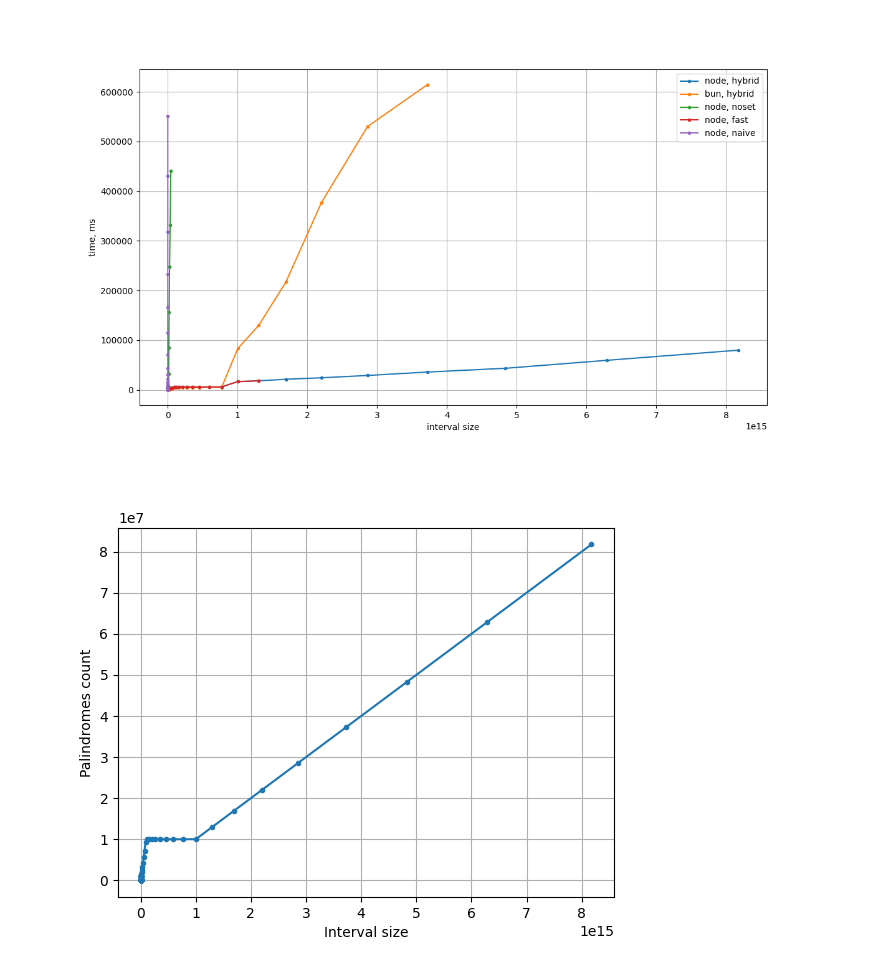
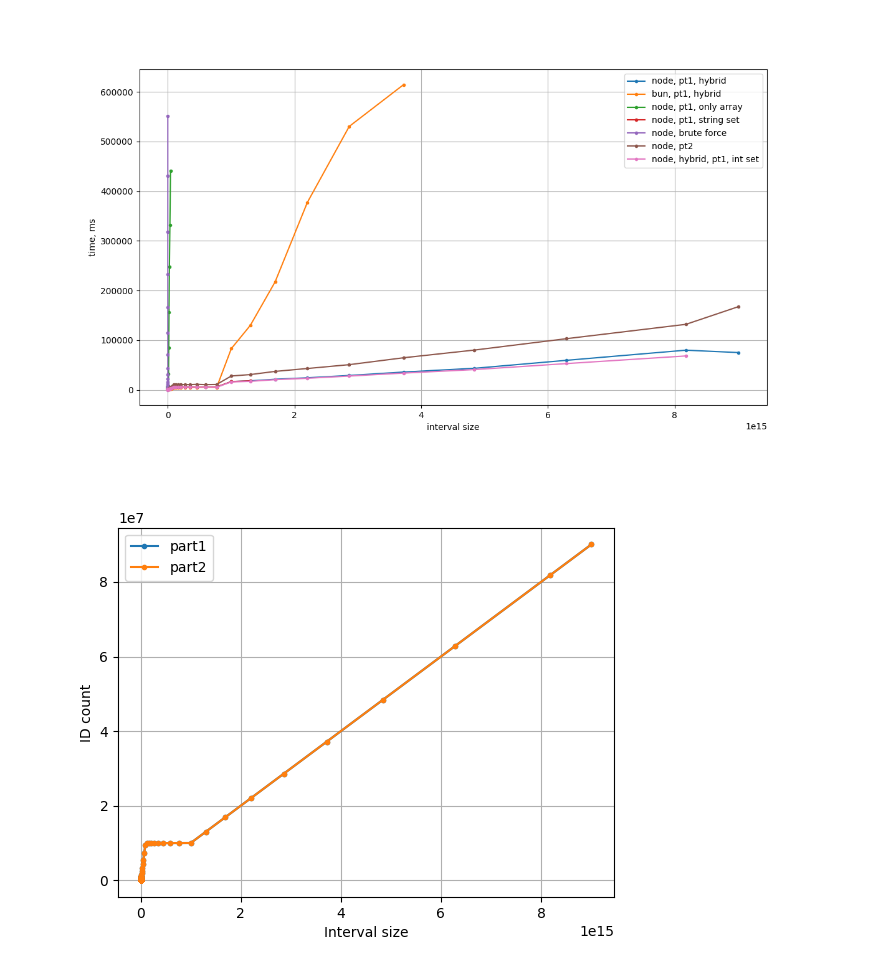
Before and after one commit to dasdy/advent-of-code, a Jupyter notebook: 2025/t2/figure.ipynb, the cells around one changed output. Cells and saved outputs as stored; diff of their text form; code cells hidden in the pictures.

Commit message:
more measurements; use integer set; render images and put them in dir

```diff
--- a/2025/t2/figure.ipynb
+++ b/2025/t2/figure.ipynb
@@ -8,33 +8,39 @@ import plotnine as pn
 # %%
 df = pd.read_csv("time_measure_highres_hybrid.csv")
 df2 = pd.read_csv("time_measure_highres_hybrid_bun.csv")
 df3 = pd.read_csv("time_measure_highres_noset.csv")
 df4 = pd.read_csv("time_measure_highres.csv")
+df5 = pd.read_csv("time_measure_highres_hybrid_pt2.csv")
+df6 = pd.read_csv("time_measure_highres_hybrid_intset.csv")
 
 # Plot 1: x=i, y=bftime and mytime
 plt.figure(figsize=(13,7))
 # plt.plot(df["i"], df["bftime"])
-plt.plot(df["i"], df["mytime"], label="node, hybrid",marker='.')
-plt.plot(df2["i"], df2["mytime"], label="bun, hybrid",marker='.')
-plt.plot(df3["i"], df3["mytime"], label="node, noset",marker='.')
-plt.plot(df4["i"], df4["mytime"], label="node, fast",marker='.')
-plt.plot(df4["i"], df4["bftime"], label="node, naive",marker='.')
+plt.plot(df["i"], df["mytime"], label="node, pt1, hybrid",marker='.')
+plt.plot(df2["i"], df2["mytime"], label="bun, pt1, hybrid",marker='.')
+plt.plot(df3["i"], df3["mytime"], label="node, pt1, only array",marker='.')
+plt.plot(df4["i"], df4["mytime"], label="node, pt1, string set",marker='.')
+plt.plot(df4["i"], df4["bftime"], label="node, brute force",marker='.')
+plt.plot(df5["i"], df5["mytime"], label="node, pt2",marker='.')
+plt.plot(df6["i"], df6["mytime"], label="node, hybrid, pt1, int set",marker='.')
 plt.xlabel("interval size")
 plt.ylabel("time, ms")
 plt.legend()
 plt.grid(True)
 plt.show()
 
 # Plot 2: x=i, y=numcount
 plt.figure()
-plt.plot(df["i"], df["numcount"], marker='.')
+plt.plot(df["i"], df["numcount"], marker='.', label="part1")
+plt.plot(df5["i"], df5["numcount"], marker='.', label="part2")
 plt.xlabel("Interval size")
-plt.ylabel("Palindromes count")
+plt.ylabel("ID count")
 plt.grid(True)
+plt.legend()
 plt.show()
 # %% [output]
-[figure, old version]
+[figure, new version]
-[figure, old version]
+[figure, new version]
 # %%
 # Plot 1: x=i, y=bftime and mytime
 plt.figure(figsize=(12,10))
```
Also changed, not shown: parts of 3 cells of this notebook, 8 other files.
